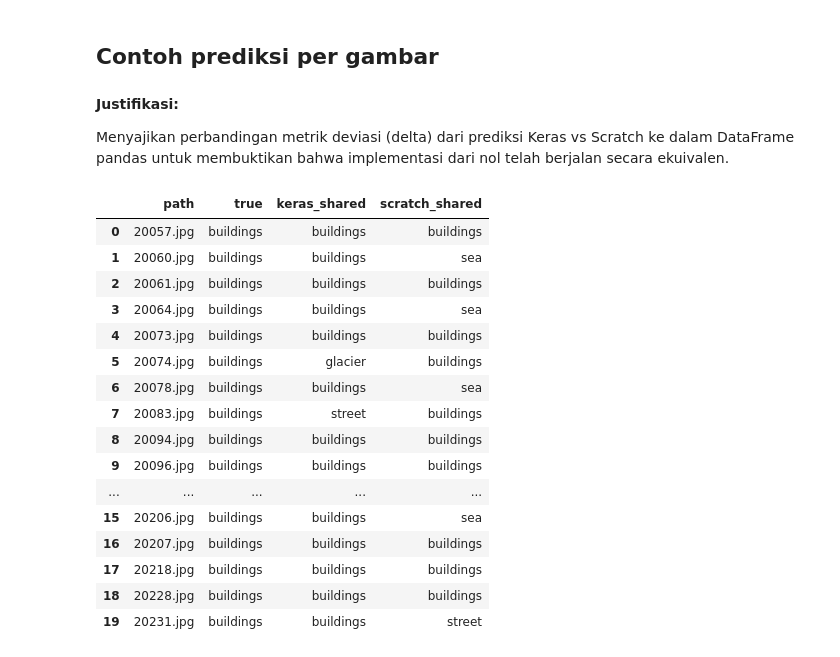
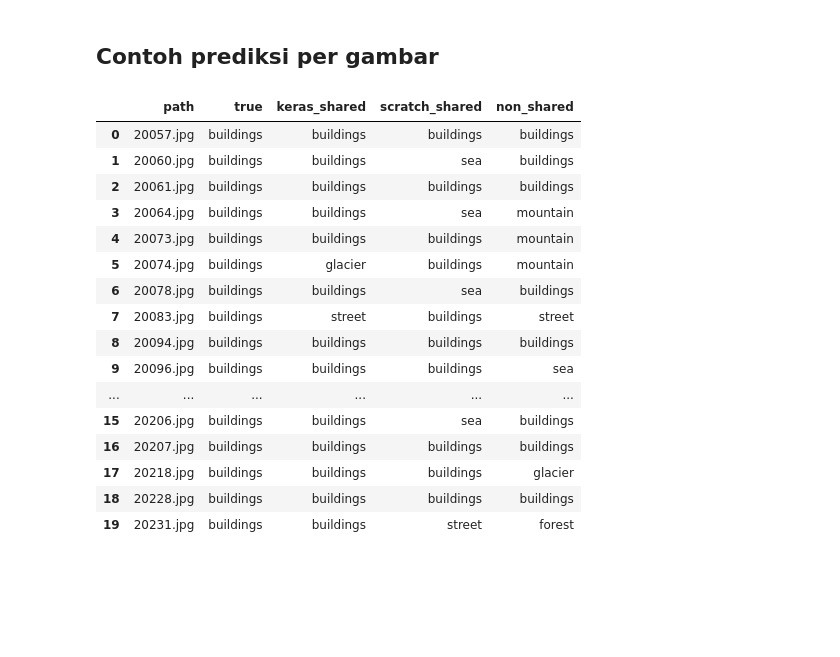
Before and after one commit to TKurr/Tejumama_Image-Captioning, a Jupyter notebook: src/notebook/2_CNN_ScratchNShared.ipynb, the cells around one changed output. Drawn from its saved outputs; the diff is of its cells as text; code cells hidden in the pictures; blank space fills up the shorter version.

```diff
--- a/src/notebook/2_CNN_ScratchNShared.ipynb
+++ b/src/notebook/2_CNN_ScratchNShared.ipynb
@@ -47,6 +43,8 @@ VALIDATION_SIZE = 0.2
 MAX_TEST_SAMPLES = 120
 TRAIN_NON_SHARED = True
 NON_SHARED_EPOCHS = 5
+NON_SHARED_FILTER_SCALE = 0.5
+NON_SHARED_L2 = 1e-4
 BATCH_SIZE = 32
 # %% [output]
 WARNING: All log messages before absl::InitializeLog() is called are written to STDERR
@@ -250,32 +283,29 @@ Non-shared experiment skipped: name '__loadbatch__' is not defined
 # %% [markdown]
 ## Contoh prediksi per gambar
-# %% [markdown]
-**Justifikasi:**
-
-Menyajikan perbandingan metrik deviasi (delta) dari prediksi Keras vs Scratch ke dalam DataFrame pandas untuk membuktikan bahwa implementasi dari nol telah berjalan secara ekuivalen.
 # %%
 preview = pd.DataFrame({
     "path": [Path(path).name for path in test_paths[:20]],
     "true": [class_names[idx] for idx in y_test[:20]],
     "keras_shared": [class_names[idx] for idx in keras_pred[:20]],
     "scratch_shared": [class_names[idx] for idx in scratch_pred[:20]],
+    "non_shared": [class_names[idx] for idx in non_shared_pred[:20]],
 })
 display(preview)
 # %% [output]
-|  | path | true | keras_shared | scratch_shared |
-| 0 | 20057.jpg | buildings | buildings | buildings |
-| 1 | 20060.jpg | buildings | buildings | sea |
-| 2 | 20061.jpg | buildings | buildings | buildings |
-| 3 | 20064.jpg | buildings | buildings | sea |
-| 4 | 20073.jpg | buildings | buildings | buildings |
-| 5 | 20074.jpg | buildings | glacier | buildings |
-| 6 | 20078.jpg | buildings | buildings | sea |
-| 7 | 20083.jpg | buildings | street | buildings |
-| 8 | 20094.jpg | buildings | buildings | buildings |
-| 9 | 20096.jpg | buildings | buildings | buildings |
-| ... | ... | ... | ... | ... |
-| 15 | 20206.jpg | buildings | buildings | sea |
-| 16 | 20207.jpg | buildings | buildings | buildings |
-| 17 | 20218.jpg | buildings | buildings | buildings |
-| 18 | 20228.jpg | buildings | buildings | buildings |
-| 19 | 20231.jpg | buildings | buildings | street |
+|  | path | true | keras_shared | scratch_shared | non_shared |
+| 0 | 20057.jpg | buildings | buildings | buildings | buildings |
+| 1 | 20060.jpg | buildings | buildings | sea | buildings |
+| 2 | 20061.jpg | buildings | buildings | buildings | buildings |
+| 3 | 20064.jpg | buildings | buildings | sea | mountain |
+| 4 | 20073.jpg | buildings | buildings | buildings | mountain |
+| 5 | 20074.jpg | buildings | glacier | buildings | mountain |
+| 6 | 20078.jpg | buildings | buildings | sea | buildings |
+| 7 | 20083.jpg | buildings | street | buildings | street |
+| 8 | 20094.jpg | buildings | buildings | buildings | buildings |
+| 9 | 20096.jpg | buildings | buildings | buildings | sea |
+| ... | ... | ... | ... | ... | ... |
+| 15 | 20206.jpg | buildings | buildings | sea | buildings |
+| 16 | 20207.jpg | buildings | buildings | buildings | buildings |
+| 17 | 20218.jpg | buildings | buildings | buildings | glacier |
+| 18 | 20228.jpg | buildings | buildings | buildings | buildings |
+| 19 | 20231.jpg | buildings | buildings | street | forest |
```
Also changed, not shown: parts of 12 cells of this notebook, 3 other files.
